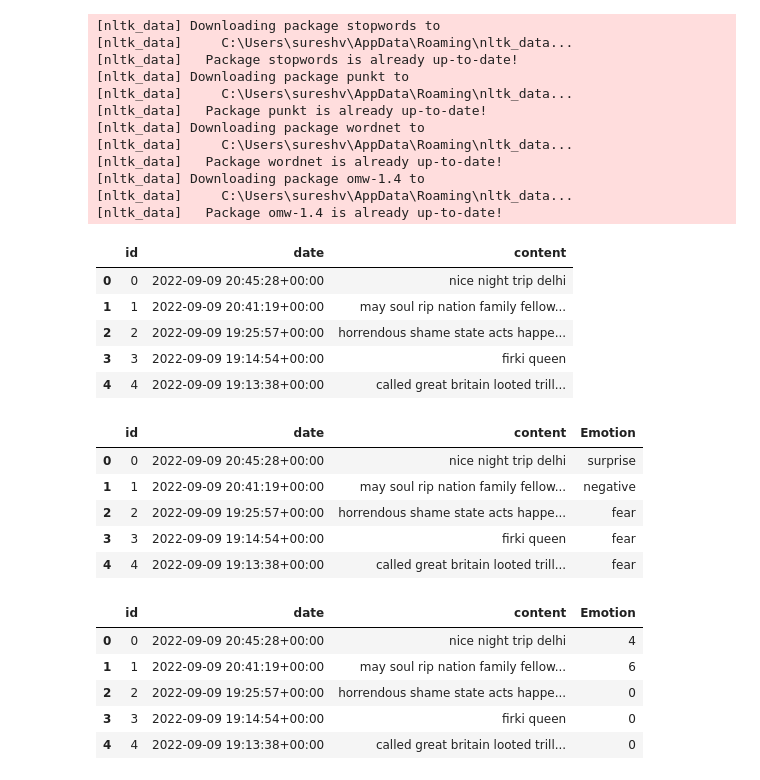
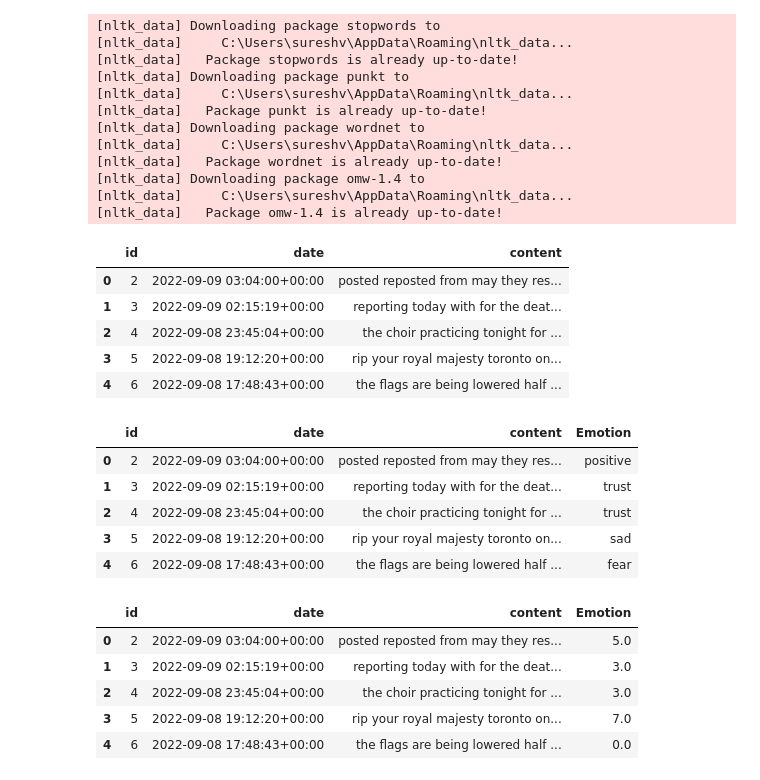
Before and after one commit to thirukos/MachineLearning-SentimentAnalysis, a Jupyter notebook: LabellingEmotion.ipynb, the cells around one changed output. Drawn from its saved outputs; the diff is of its cells as text; code cells hidden in the pictures.

```diff
--- a/LabellingEmotion.ipynb
+++ b/LabellingEmotion.ipynb
@@ -33,33 +34,41 @@ base_path  =os.getcwd()
 input_file_path = base_path + '\\CleanedDatasets\\'
 # %%
 # Read the data set
-df = pd.read_csv(input_file_path + 'SouthAsia_Cleaned.csv')
+df = pd.read_csv(input_file_path + 'tweets_cleaned.csv')
+df.columns = ['id', 'date', 'content']
 df.head()
 # %% [output]
 |  | id | date | content |
-| 0 | 0 | 2022-09-09 20:45:28+00:00 | nice night trip delhi |
-| 1 | 1 | 2022-09-09 20:41:19+00:00 | may soul rip nation family fellow... |
-| 2 | 2 | 2022-09-09 19:25:57+00:00 | horrendous shame state acts happe... |
-| 3 | 3 | 2022-09-09 19:14:54+00:00 | firki queen |
-| 4 | 4 | 2022-09-09 19:13:38+00:00 | called great britain looted trill... |
+| 0 | 2 | 2022-09-09 03:04:00+00:00 | posted reposted from may they res... |
+| 1 | 3 | 2022-09-09 02:15:19+00:00 | reporting today with for the deat... |
+| 2 | 4 | 2022-09-08 23:45:04+00:00 | the choir practicing tonight for ... |
+| 3 | 5 | 2022-09-08 19:12:20+00:00 | rip your royal majesty toronto on... |
+| 4 | 6 | 2022-09-08 17:48:43+00:00 | the flags are being lowered half ... |
 # %%
 # Adding emotions
 def emotion_labelling(content):
-    from nrclex import NRCLex
+    substring = 'rip'
     text_object = NRCLex(content)
-    emoDf = df.copy()
+    count = 0
     topEmo = text_object.top_emotions
+    for i in topEmo:
+        if i[1] == 0:
+            count = count + 1
+    if substring in content.lower().split():
+        return 'sad'
+    if count == 10:
+        return "neutral"
     return topEmo[0][0]
 
 df['Emotion'] = df['content'].apply(lambda content: emotion_labelling(str(content)))
 df.head()
 # %% [output]
 |  | id | date | content | Emotion |
-| 0 | 0 | 2022-09-09 20:45:28+00:00 | nice night trip delhi | surprise |
-| 1 | 1 | 2022-09-09 20:41:19+00:00 | may soul rip nation family fellow... | negative |
-| 2 | 2 | 2022-09-09 19:25:57+00:00 | horrendous shame state acts happe... | fear |
-| 3 | 3 | 2022-09-09 19:14:54+00:00 | firki queen | fear |
-| 4 | 4 | 2022-09-09 19:13:38+00:00 | called great britain looted trill... | fear |
+| 0 | 2 | 2022-09-09 03:04:00+00:00 | posted reposted from may they res... | positive |
+| 1 | 3 | 2022-09-09 02:15:19+00:00 | reporting today with for the deat... | trust |
+| 2 | 4 | 2022-09-08 23:45:04+00:00 | the choir practicing tonight for ... | trust |
+| 3 | 5 | 2022-09-08 19:12:20+00:00 | rip your royal majesty toronto on... | sad |
+| 4 | 6 | 2022-09-08 17:48:43+00:00 | the flags are being lowered half ... | fear |
 # %%
 df1 = df.copy()
 # %%
@@ -73,19 +82,20 @@ def label_emotion(label):
     elif label == "surprise":return 4
     elif label == "positive":return 5
     elif label == "negative":return 6
-    elif label == "sadness":return 7
+    elif label == "sad":return 7
     elif label == "disgust":return 8
     elif label == "joy":return 9
+    elif label == "neutral":return 10
 
 df['Emotion'] = df['Emotion'].apply(lambda content: label_emotion(content))
 df.head()
 # %% [output]
 |  | id | date | content | Emotion |
-| 0 | 0 | 2022-09-09 20:45:28+00:00 | nice night trip delhi | 4 |
-| 1 | 1 | 2022-09-09 20:41:19+00:00 | may soul rip nation family fellow... | 6 |
-| 2 | 2 | 2022-09-09 19:25:57+00:00 | horrendous shame state acts happe... | 0 |
-| 3 | 3 | 2022-09-09 19:14:54+00:00 | firki queen | 0 |
-| 4 | 4 | 2022-09-09 19:13:38+00:00 | called great britain looted trill... | 0 |
+| 0 | 2 | 2022-09-09 03:04:00+00:00 | posted reposted from may they res... | 5.0 |
+| 1 | 3 | 2022-09-09 02:15:19+00:00 | reporting today with for the deat... | 3.0 |
+| 2 | 4 | 2022-09-08 23:45:04+00:00 | the choir practicing tonight for ... | 3.0 |
+| 3 | 5 | 2022-09-08 19:12:20+00:00 | rip your royal majesty toronto on... | 7.0 |
+| 4 | 6 | 2022-09-08 17:48:43+00:00 | the flags are being lowered half ... | 0.0 |
 # %%
 # Get base path
 base_path  = os.getcwd()
```
Also changed, not shown: parts of 2 cells of this notebook, 8 other files.
